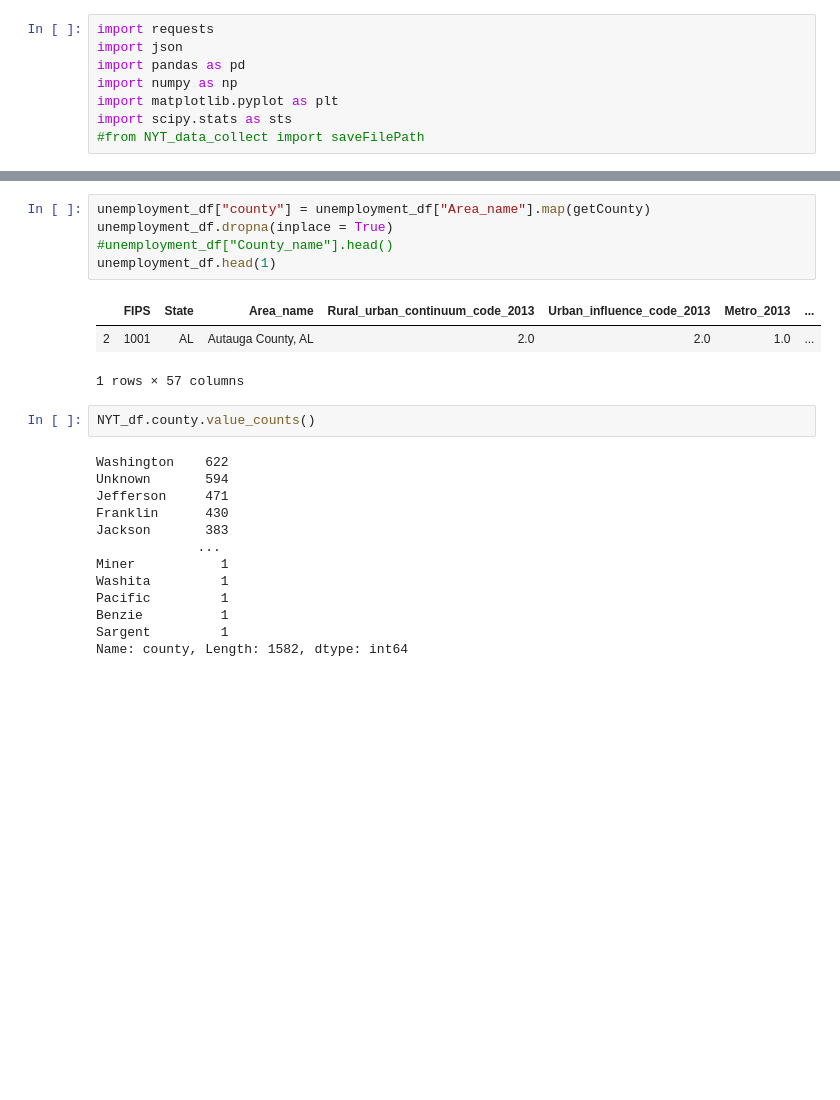
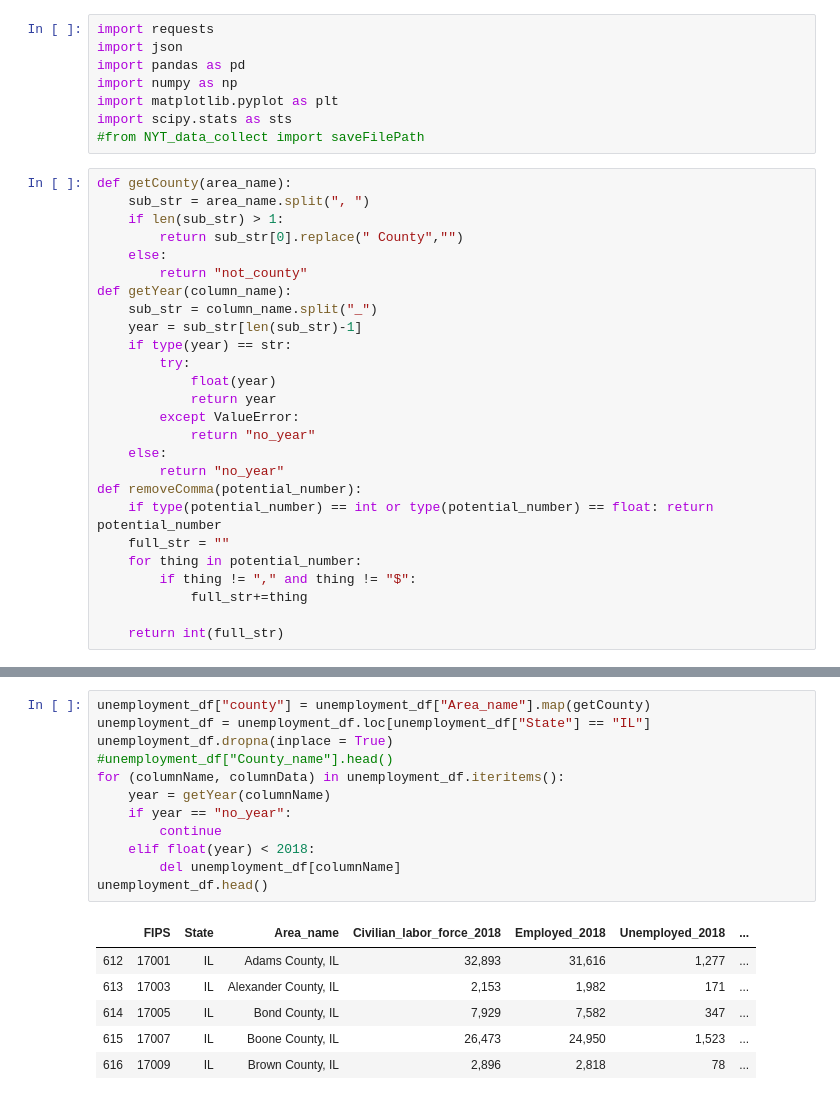
Before and after one commit to rstankovic/DataSciProject_I, a Jupyter notebook: Main_Scripts/B_C_scripts/script1.ipynb, the cells around one changed output, grey strips where cells are left out. Saved outputs shown, nothing was run; the diff lists cells and outputs as text; blank space fills up the shorter version.

```diff
--- a/Main_Scripts/B_C_scripts/script1.ipynb
+++ b/Main_Scripts/B_C_scripts/script1.ipynb
@@ -6,6 +6,32 @@ import numpy as np
 import matplotlib.pyplot as plt
 import scipy.stats as sts
 #from NYT_data_collect import saveFilePath
+# %%
+def getCounty(area_name):
+    sub_str = area_name.split(", ")
+    if len(sub_str) > 1:
+        return sub_str[0].replace(" County","")
+    else:
+        return "not_county"
+def getYear(column_name):
+    sub_str = column_name.split("_")
+    year = sub_str[len(sub_str)-1]
+    if type(year) == str:
+        try:
+            float(year)
+            return year
+        except ValueError:
+            return "no_year"
+    else:
+        return "no_year"
+def removeComma(potential_number):
+    if type(potential_number) == int or type(potential_number) == float: return potential_number
+    full_str = ""
+    for thing in potential_number:
+        if thing != "," and thing != "$":
+            full_str+=thing
+
+    return int(full_str)
 # %%
 file_path = '../../Resources/NYT_counties_data.csv'
 NYT_df = pd.read_csv(file_path)
@@ -50,24 +53,19 @@ def getCounty(area_name):
 # %%
 unemployment_df["county"] = unemployment_df["Area_name"].map(getCounty)
+unemployment_df = unemployment_df.loc[unemployment_df["State"] == "IL"]
 unemployment_df.dropna(inplace = True)
 #unemployment_df["County_name"].head()
-unemployment_df.head(1)
+for (columnName, columnData) in unemployment_df.iteritems():
+    year = getYear(columnName)
+    if year == "no_year":
+        continue
+    elif float(year) < 2018:
+        del unemployment_df[columnName]
+unemployment_df.head()
 # %% [output]
-|  | FIPS | State | Area_name | Rural_urban_continuum_code_2013 | Urban_influence_code_2013 | Metro_2013 | ... |
-| 2 | 1001 | AL | Autauga County, AL | 2.0 | 2.0 | 1.0 | ... |
+|  | FIPS | State | Area_name | Civilian_labor_force_2018 | Employed_2018 | Unemployed_2018 | ... |
+| 612 | 17001 | IL | Adams County, IL | 32,893 | 31,616 | 1,277 | ... |
+| 613 | 17003 | IL | Alexander County, IL | 2,153 | 1,982 | 171 | ... |
+| 614 | 17005 | IL | Bond County, IL | 7,929 | 7,582 | 347 | ... |
+| 615 | 17007 | IL | Boone County, IL | 26,473 | 24,950 | 1,523 | ... |
+| 616 | 17009 | IL | Brown County, IL | 2,896 | 2,818 | 78 | ... |
-1 rows × 57 columns
-# %%
-NYT_df.county.value_counts()
-# %% [output]
-Washington    622
-Unknown       594
-Jefferson     471
-Franklin      430
-Jackson       383
-             ...
-Miner           1
-Washita         1
-Pacific         1
-Benzie          1
-Sargent         1
-Name: county, Length: 1582, dtype: int64
```
Also changed, not shown: parts of 11 cells of this notebook, 2 other files.
